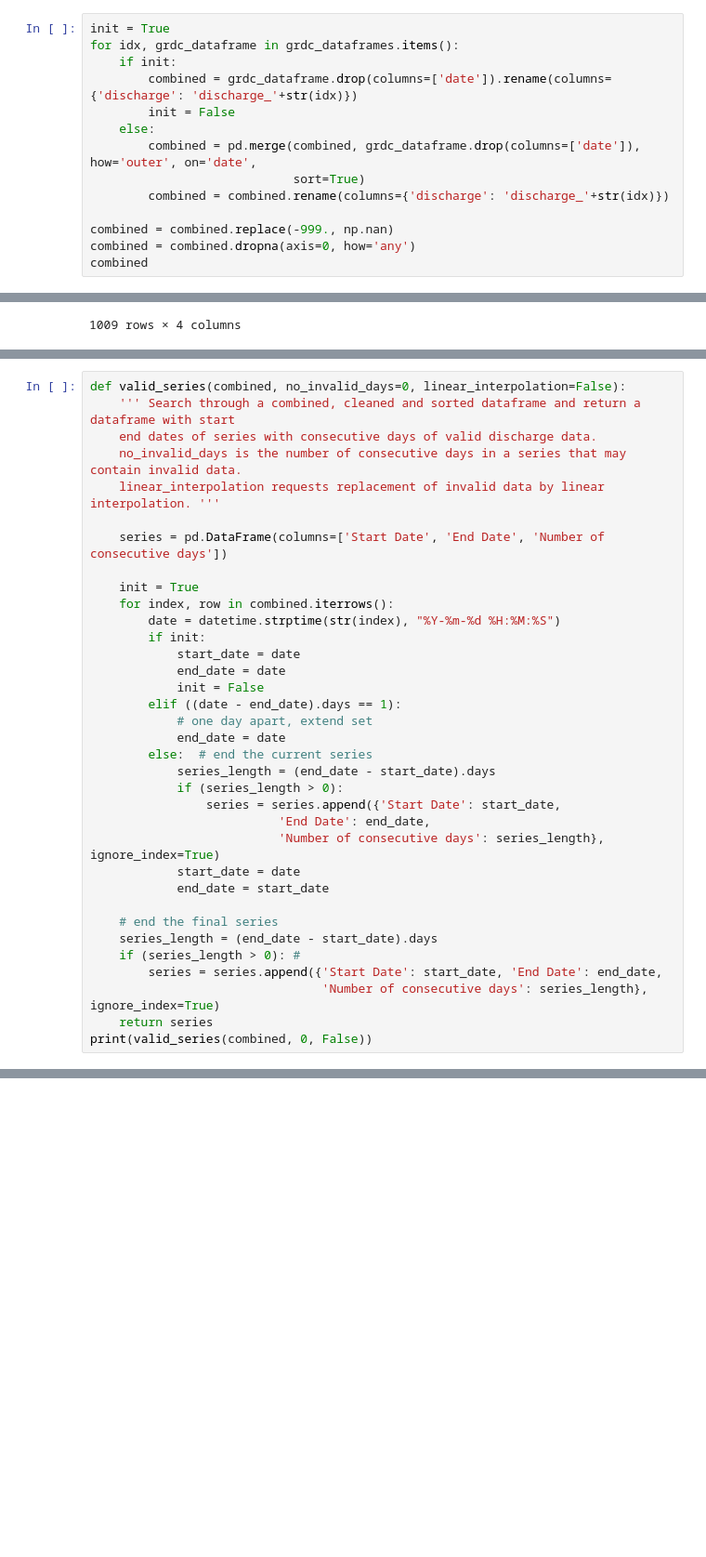
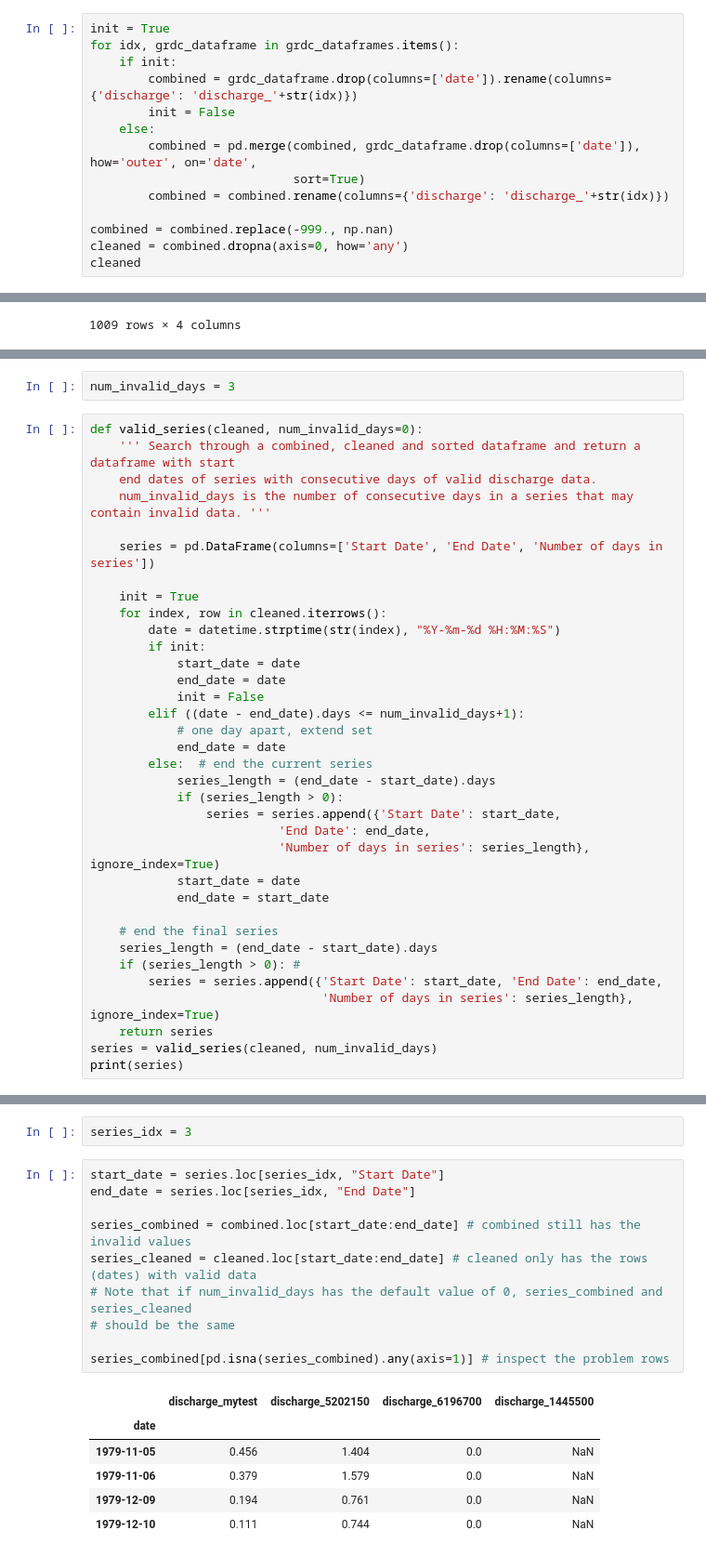
Before and after one commit to eWaterCycle/hydro-analyses, a Jupyter notebook: grdc_explore/grdc_explore.ipynb, the cells around one changed output, grey strips where cells are left out. Shown at 93% size. Cells and saved outputs as stored; diff of their text form; blank space fills up the shorter version.

Commit message:
can specify number of invalid data points that are acceptable

```diff
--- a/grdc_explore/grdc_explore.ipynb
+++ b/grdc_explore/grdc_explore.ipynb
@@ -65,8 +65,8 @@ for idx, grdc_dataframe in grdc_dataframes.items():
         combined = combined.rename(columns={'discharge': 'discharge_'+str(idx)})
 
 combined = combined.replace(-999., np.nan)
-combined = combined.dropna(axis=0, how='any')
-combined
+cleaned = combined.dropna(axis=0, how='any')
+cleaned
 # %% [output]
 |  | discharge_mytest | discharge_5202150 | discharge_6196700 | discharge_1445500 |
 | date |  |  |  |  |
@@ -92,20 +100,21 @@ combined
+# %%
+num_invalid_days = 3
 # %%
-def valid_series(combined, no_invalid_days=0, linear_interpolation=False):
+def valid_series(cleaned, num_invalid_days=0):
     ''' Search through a combined, cleaned and sorted dataframe and return a dataframe with start
     end dates of series with consecutive days of valid discharge data.
-    no_invalid_days is the number of consecutive days in a series that may contain invalid data.
-    linear_interpolation requests replacement of invalid data by linear interpolation. '''
+    num_invalid_days is the number of consecutive days in a series that may contain invalid data. '''
 
-    series = pd.DataFrame(columns=['Start Date', 'End Date', 'Number of consecutive days'])
+    series = pd.DataFrame(columns=['Start Date', 'End Date', 'Number of days in series'])
 
     init = True
-    for index, row in combined.iterrows():
+    for index, row in cleaned.iterrows():
         date = datetime.strptime(str(index), "%Y-%m-%d %H:%M:%S")
         if init:
             start_date = date
             end_date = date
             init = False
-        elif ((date - end_date).days == 1):
+        elif ((date - end_date).days <= num_invalid_days+1):
             # one day apart, extend set
             end_date = date
         else:  # end the current series
@@ -113,7 +122,7 @@ def valid_series(combined, no_invalid_days=0, linear_interpolation=False):
             if (series_length > 0):
                 series = series.append({'Start Date': start_date,
                           'End Date': end_date,
-                          'Number of consecutive days': series_length}, ignore_index=True)
+                          'Number of days in series': series_length}, ignore_index=True)
             start_date = date
             end_date = start_date
 
@@ -121,7 +130,8 @@ def valid_series(combined, no_invalid_days=0, linear_interpolation=False):
     series_length = (end_date - start_date).days
     if (series_length > 0): #
         series = series.append({'Start Date': start_date, 'End Date': end_date,
-                                'Number of consecutive days': series_length}, ignore_index=True)
+                                'Number of days in series': series_length}, ignore_index=True)
     return series
-print(valid_series(combined, 0, False))
+series = valid_series(cleaned, num_invalid_days)
+print(series)
 # %% [output]
@@ -147,0 +146,19 @@ set(d[0]).intersection(*d[1:])
+# %%
+series_idx = 3
+# %%
+start_date = series.loc[series_idx, "Start Date"]
+end_date = series.loc[series_idx, "End Date"]
+
+series_combined = combined.loc[start_date:end_date] # combined still has the invalid values
+series_cleaned = cleaned.loc[start_date:end_date] # cleaned only has the rows (dates) with valid data
+# Note that if num_invalid_days has the default value of 0, series_combined and series_cleaned
+# should be the same
+
+series_combined[pd.isna(series_combined).any(axis=1)] # inspect the problem rows
+# %% [output]
+|  | discharge_mytest | discharge_5202150 | discharge_6196700 | discharge_1445500 |
+| date |  |  |  |  |
+| 1979-11-05 | 0.456 | 1.404 | 0.0 | NaN |
+| 1979-11-06 | 0.379 | 1.579 | 0.0 | NaN |
+| 1979-12-09 | 0.194 | 0.761 | 0.0 | NaN |
+| 1979-12-10 | 0.111 | 0.744 | 0.0 | NaN |
```
Also changed, not shown: parts of 12 cells of this notebook.
